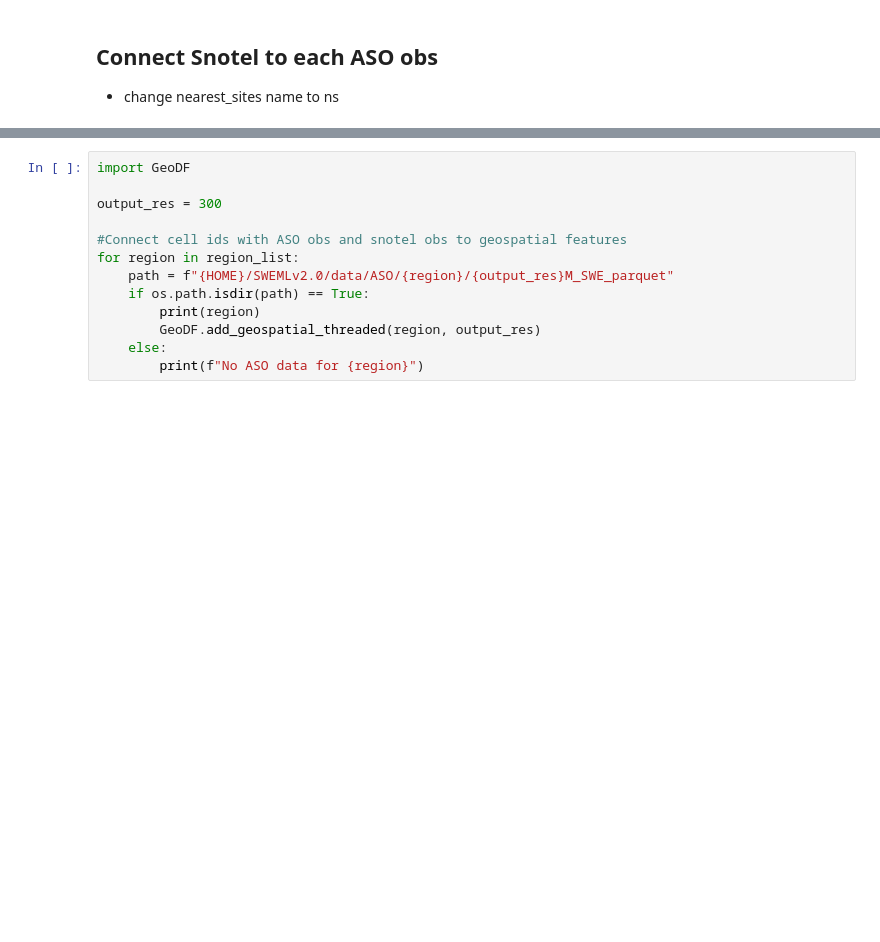
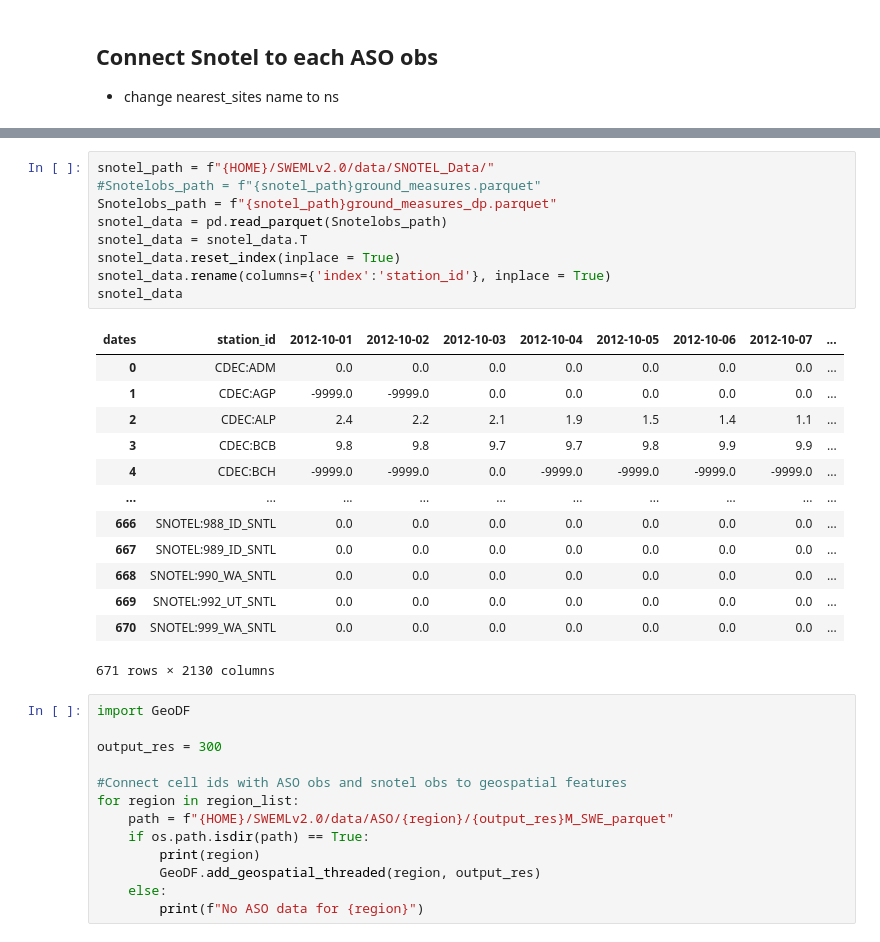
Before and after one commit to whitelightning450/SWEMLv2.0, a Jupyter notebook: Dataprocessing/DataProcessing_PipelineModularized.ipynb, the cells around one changed output, grey strips where cells are left out. Drawn from its saved outputs; the diff is of its cells as text; blank space fills up the shorter version.

```diff
--- a/Dataprocessing/DataProcessing_PipelineModularized.ipynb
+++ b/Dataprocessing/DataProcessing_PipelineModularized.ipynb
@@ -292,3 +315,26 @@ ValueError: cannot reindex on an axis with duplicate labels
+# %%
+snotel_path = f"{HOME}/SWEMLv2.0/data/SNOTEL_Data/"
+#Snotelobs_path = f"{snotel_path}ground_measures.parquet"
+Snotelobs_path = f"{snotel_path}ground_measures_dp.parquet"
+snotel_data = pd.read_parquet(Snotelobs_path)
+snotel_data = snotel_data.T
+snotel_data.reset_index(inplace = True)
+snotel_data.rename(columns={'index':'station_id'}, inplace = True)
+snotel_data
+# %% [output]
+| dates | station_id | 2012-10-01 | 2012-10-02 | 2012-10-03 | 2012-10-04 | 2012-10-05 | 2012-10-06 | 2012-10-07 | ... |
+| 0 | CDEC:ADM | 0.0 | 0.0 | 0.0 | 0.0 | 0.0 | 0.0 | 0.0 | ... |
+| 1 | CDEC:AGP | -9999.0 | -9999.0 | 0.0 | 0.0 | 0.0 | 0.0 | 0.0 | ... |
+| 2 | CDEC:ALP | 2.4 | 2.2 | 2.1 | 1.9 | 1.5 | 1.4 | 1.1 | ... |
+| 3 | CDEC:BCB | 9.8 | 9.8 | 9.7 | 9.7 | 9.8 | 9.9 | 9.9 | ... |
+| 4 | CDEC:BCH | -9999.0 | -9999.0 | 0.0 | -9999.0 | -9999.0 | -9999.0 | -9999.0 | ... |
+| ... | ... | ... | ... | ... | ... | ... | ... | ... | ... |
+| 666 | SNOTEL:988_ID_SNTL | 0.0 | 0.0 | 0.0 | 0.0 | 0.0 | 0.0 | 0.0 | ... |
+| 667 | SNOTEL:989_ID_SNTL | 0.0 | 0.0 | 0.0 | 0.0 | 0.0 | 0.0 | 0.0 | ... |
+| 668 | SNOTEL:990_WA_SNTL | 0.0 | 0.0 | 0.0 | 0.0 | 0.0 | 0.0 | 0.0 | ... |
+| 669 | SNOTEL:992_UT_SNTL | 0.0 | 0.0 | 0.0 | 0.0 | 0.0 | 0.0 | 0.0 | ... |
+| 670 | SNOTEL:999_WA_SNTL | 0.0 | 0.0 | 0.0 | 0.0 | 0.0 | 0.0 | 0.0 | ... |
+671 rows × 2130 columns
 # %%
 import GeoDF
 
```
Also changed, not shown: parts of 4 cells of this notebook, 1 other file.
